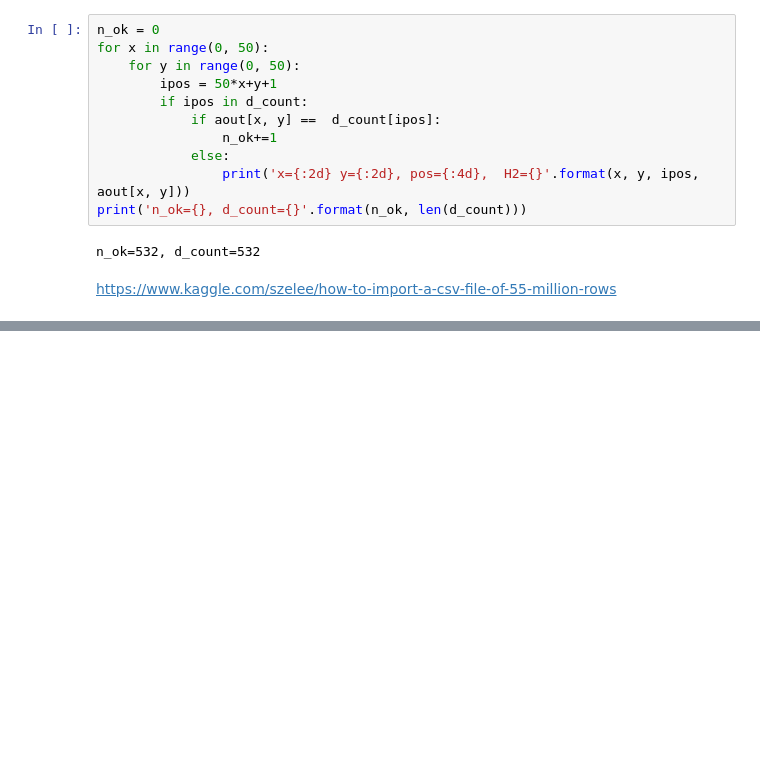
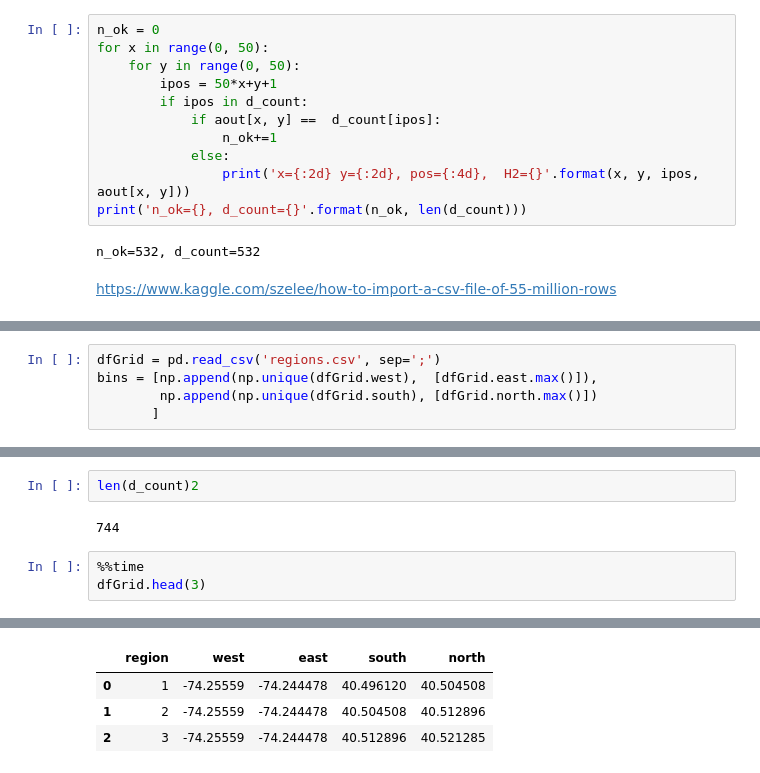
Before and after one commit to dminikorenb/DataLearning, a Jupyter notebook: Taxi/dminik6_part3_w1.ipynb, the cells around one changed output, grey strips where cells are left out. Saved outputs shown, nothing was run; the diff lists cells and outputs as text; blank space fills up the shorter version.

```diff
--- a/Taxi/dminik6_part3_w1.ipynb
+++ b/Taxi/dminik6_part3_w1.ipynb
@@ -685,2 +693,7 @@ AttributeError: 'str' object has no attribute 'slice'
+# %%
+dfGrid = pd.read_csv('regions.csv', sep=';')
+bins = [np.append(np.unique(dfGrid.west),  [dfGrid.east.max()]),
+        np.append(np.unique(dfGrid.south), [dfGrid.north.max()])
+       ]
 # %%
 %%time
@@ -713,0 +762,8 @@ for df in pd.read_csv('yellow_tripdata_2016-05.csv',
+# %%
+len(d_count)2
+# %% [output]
+744
+# %%
+%%time
+dfGrid.head(3)
+# %% [output]
@@ -713,0 +772,4 @@ for df in pd.read_csv('yellow_tripdata_2016-05.csv',
+|  | region | west | east | south | north |
+| 0 | 1 | -74.25559 | -74.244478 | 40.496120 | 40.504508 |
+| 1 | 2 | -74.25559 | -74.244478 | 40.504508 | 40.512896 |
+| 2 | 3 | -74.25559 | -74.244478 | 40.512896 | 40.521285 |
```
Also changed, not shown: parts of 9 cells of this notebook.
